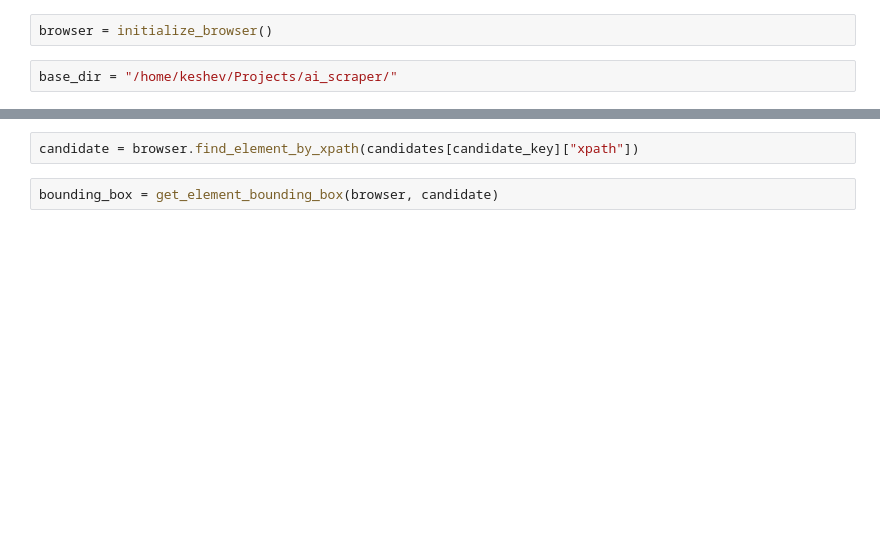
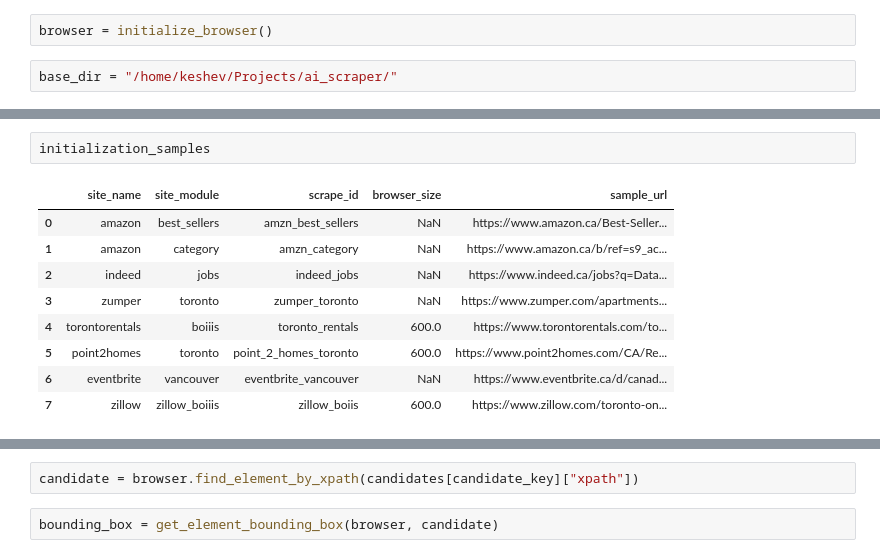
Before and after one commit to KeshevK/AI_Scraper, a Jupyter notebook: notebooks/first_page_module.ipynb, the cells around one changed output, grey strips where cells are left out. Saved outputs shown, nothing was run; the diff lists cells and outputs as text; blank space fills up the shorter version.

```diff
--- a/notebooks/first_page_module.ipynb
+++ b/notebooks/first_page_module.ipynb
@@ -387 +553,13 @@ base_dir = "/home/keshev/Projects/ai_scraper/"
+# %%
+initialization_samples
+# %% [output]
+|  | site_name | site_module | scrape_id | browser_size | sample_url |
+| 0 | amazon | best_sellers | amzn_best_sellers | NaN | https://www.amazon.ca/Best-Seller... |
+| 1 | amazon | category | amzn_category | NaN | https://www.amazon.ca/b/ref=s9_ac... |
+| 2 | indeed | jobs | indeed_jobs | NaN | https://www.indeed.ca/jobs?q=Data... |
+| 3 | zumper | toronto | zumper_toronto | NaN | https://www.zumper.com/apartments... |
+| 4 | torontorentals | boiiis | toronto_rentals | 600.0 | https://www.torontorentals.com/to... |
+| 5 | point2homes | toronto | point_2_homes_toronto | 600.0 | https://www.point2homes.com/CA/Re... |
+| 6 | eventbrite | vancouver | eventbrite_vancouver | NaN | https://www.eventbrite.ca/d/canad... |
+| 7 | zillow | zillow_boiiis | zillow_boiis | 600.0 | https://www.zillow.com/toronto-on... |
 # %%
```
Also changed, not shown: parts of 27 cells of this notebook.
